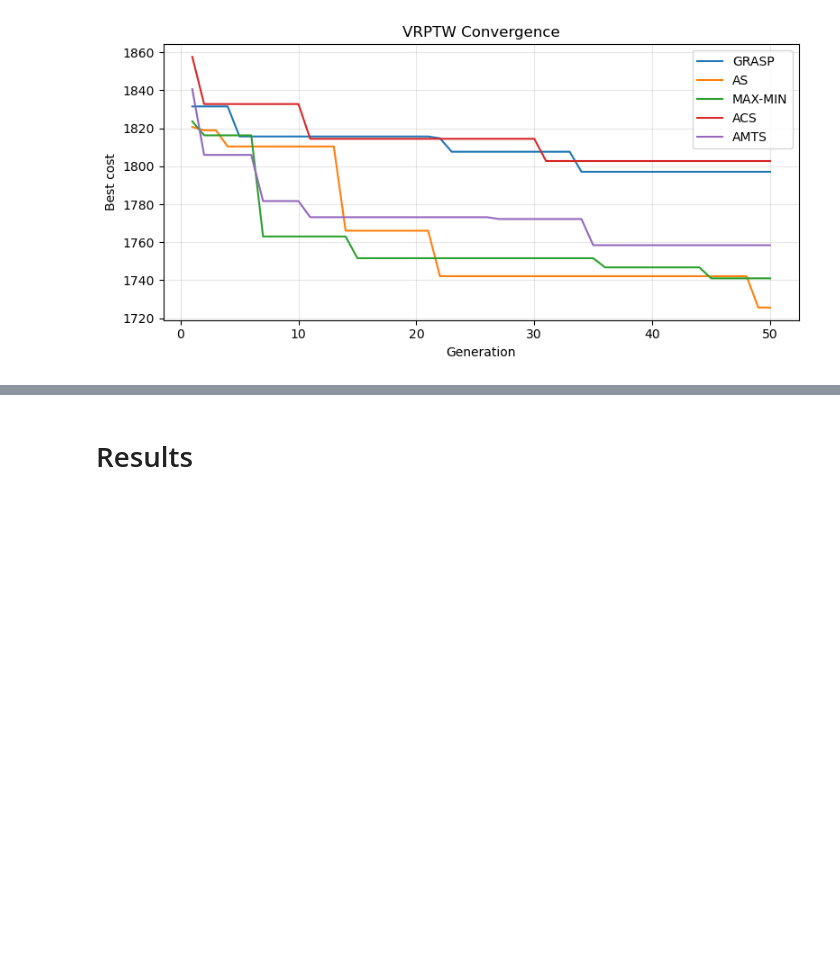
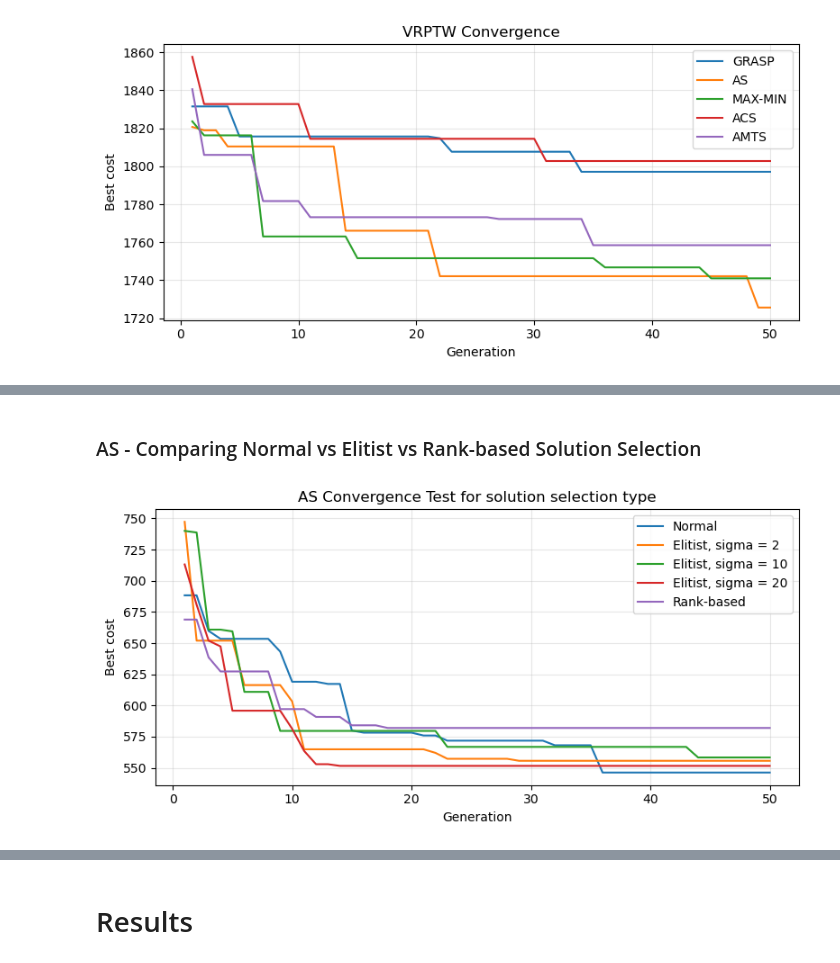
Before and after one commit to giustacchini/iops-aco, a Jupyter notebook: iops-aco-giustacchini-kutny.ipynb, the cells around one changed output, grey strips where cells are left out. Saved outputs shown, nothing was run; the diff lists cells and outputs as text; code cells hidden in the pictures; blank space fills up the shorter version.

```diff
--- a/iops-aco-giustacchini-kutny.ipynb
+++ b/iops-aco-giustacchini-kutny.ipynb
@@ -1337,0 +1415,24 @@ plot_convergence({"GRASP": vrptw_history, "AS": as_vrptw_history, "MAX-MIN": mm_
+# %% [markdown]
+### AS - Comparing Normal vs Elitist vs Rank-based Solution Selection
+# %%
+ant_system_normal = AntSystem(n_ants=20, alpha=2.2, beta=2.2, rho=0.1, criteria=[MaxGenerations(50)], solution_selection_type="normal")
+ant_system_elitist_s2 = AntSystem(n_ants=20, alpha=2.2, beta=2.2, rho=0.1, criteria=[MaxGenerations(50)], solution_selection_type="eas", sigma=2)
+ant_system_elitist_s10 = AntSystem(n_ants=20, alpha=2.2, beta=2.2, rho=0.1, criteria=[MaxGenerations(50)], solution_selection_type="eas", sigma=10)
+ant_system_elitist_s20 = AntSystem(n_ants=20, alpha=2.2, beta=2.2, rho=0.1, criteria=[MaxGenerations(50)], solution_selection_type="eas", sigma=20)
+ant_system_rank_based = AntSystem(n_ants=20, alpha=2.2, beta=2.2, rho=0.1, criteria=[MaxGenerations(50)], solution_selection_type="rankbased")
+
+as_normal_cvrp_routes, as_normal_cvrp_cost, as_normal_cvrp_history = ant_system_normal.solve(cvrp_data)
+as_elitist_s2_cvrp_routes, as_elitist_s2_cvrp_cost, as_elitist_s2_cvrp_history = ant_system_elitist_s2.solve(cvrp_data)
+as_elitist_s10_cvrp_routes, as_elitist_s10_cvrp_cost, as_elitist_s10_cvrp_history = ant_system_elitist_s10.solve(cvrp_data)
+as_elitist_s20_cvrp_routes, as_elitist_s20_cvrp_cost, as_elitist_s20_cvrp_history = ant_system_elitist_s20.solve(cvrp_data)
+as_rank_based_cvrp_routes, as_rank_based_cvrp_cost, as_rank_based_cvrp_history = ant_system_rank_based.solve(cvrp_data)
+
+plot_convergence({
+    "Normal": as_normal_cvrp_history,
+    "Elitist, sigma = 2": as_elitist_s2_cvrp_history,
+    "Elitist, sigma = 10": as_elitist_s10_cvrp_history,
+    "Elitist, sigma = 20": as_elitist_s20_cvrp_history,
+    "Rank-based": as_rank_based_cvrp_history,
+    }, "AS Convergence Test for solution selection type")
+# %% [output]
+[figure, added]
```
Also changed, not shown: parts of 22 cells of this notebook.
